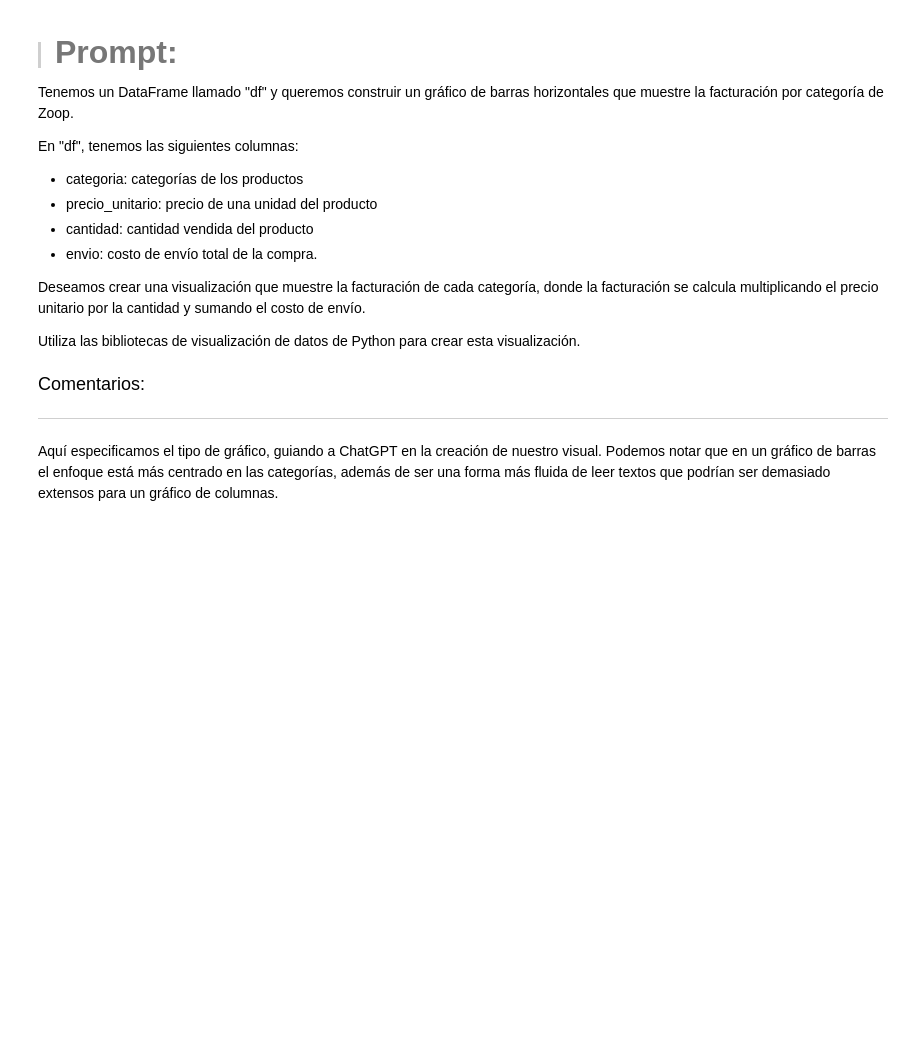
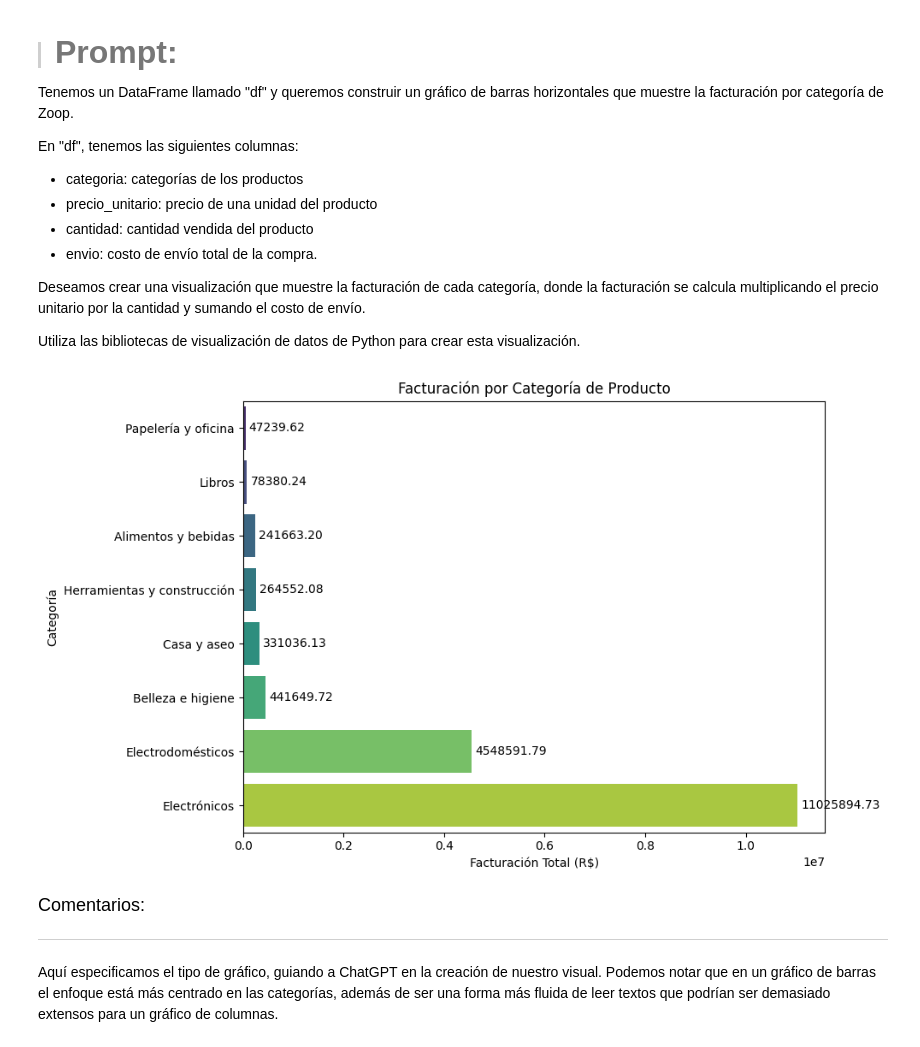
Before and after one commit to clopezv/Challenger_TelecomX, a Jupyter notebook: IA_aplicada_a_ciencia_de_datos.ipynb, the cells around one changed output. Saved outputs shown, nothing was run; the diff lists cells and outputs as text; code cells hidden in the pictures; blank space fills up the shorter version.

```diff
--- a/IA_aplicada_a_ciencia_de_datos.ipynb
+++ b/IA_aplicada_a_ciencia_de_datos.ipynb
@@ -211,6 +896,32 @@ En "df", tenemos las siguientes columnas:
 Deseamos crear una visualización que muestre la facturación de cada categoría, donde la facturación se calcula multiplicando el precio unitario por la cantidad y sumando el costo de envío.
 
 Utiliza las bibliotecas de visualización de datos de Python para crear esta visualización.
+# %%
+import pandas as pd
+import matplotlib.pyplot as plt
+import seaborn as sns
+
+# 1. Calcular la facturación por fila
+df['facturacion'] = (df['precio_unitario'] * df['cantidad']) + df['envio']
+
+# 2. Agrupar la facturación por categoría
+facturacion_categoria = df.groupby('categoría')['facturacion'].sum().reset_index().sort_values(by='facturacion', ascending=True)
+
+# 3. Visualizar con gráfico de barras horizontales
+plt.figure(figsize=(10, 6))
+ax = sns.barplot(data=facturacion_categoria, x='facturacion', y='categoría', palette='viridis')
+
+# 4. Agregar los valores al lado de las barras
+for i in ax.containers:
+    ax.bar_label(i, fmt='%.2f', label_type='edge', padding=3)
+
+plt.title('Facturación por Categoría de Producto')
+plt.xlabel('Facturación Total (R$)')
+plt.ylabel('Categoría')
+plt.tight_layout()
+plt.show()
+# %% [output]
+[figure, added]
 # %% [markdown]
 <font color="7b71ff" size=4> Comentarios: </font>
 
```
Also changed, not shown: parts of 42 cells of this notebook.
